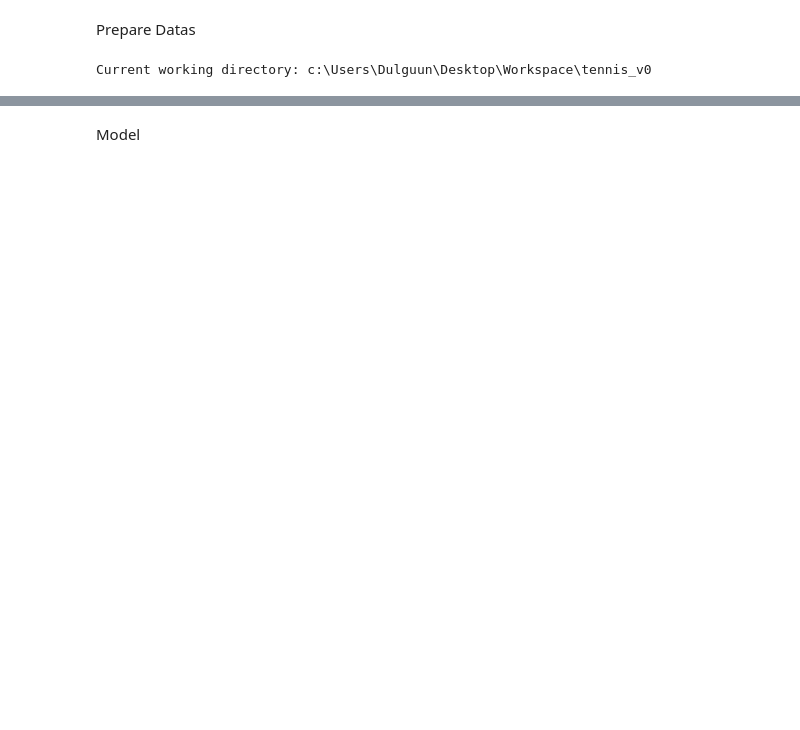
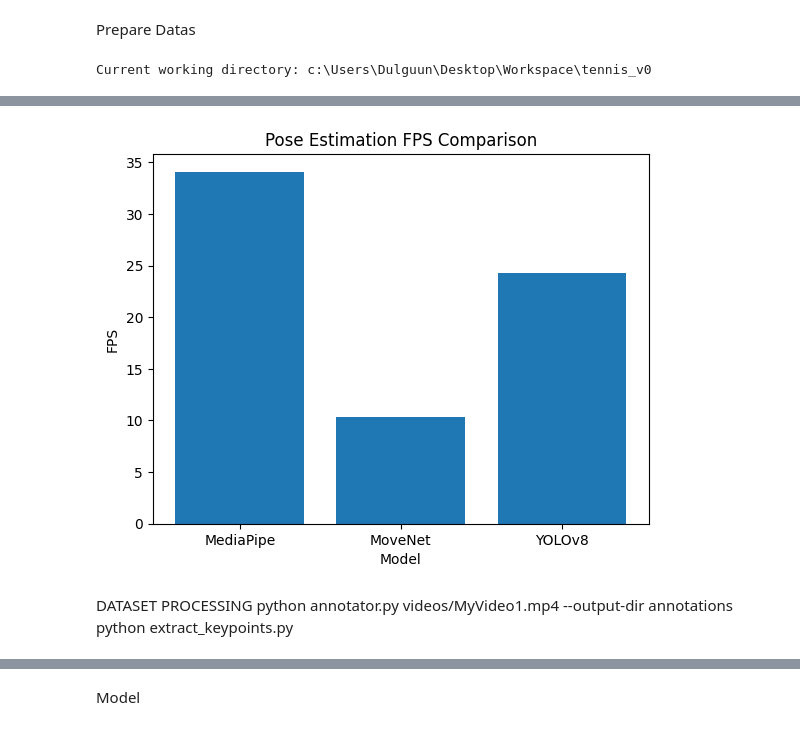
Before and after one commit to dgduksict/tennis_openpose, a Jupyter notebook: notebook.ipynb, the cells around one changed output, grey strips where cells are left out. Cells and saved outputs as stored; diff of their text form; code cells hidden in the pictures; blank space fills up the shorter version.

```diff
--- a/notebook.ipynb
+++ b/notebook.ipynb
@@ -44,0 +348,15 @@ X_train, X_test, y_train, y_test = train_test_split("-----", test_size = 0.20, s
+# %%
+import matplotlib.pyplot as plt
+models = ['MediaPipe', 'MoveNet', 'YOLOv8']
+fps = [mediapipe_fps, movenet_fps, yolo_fps]
+plt.bar(models, fps)
+plt.xlabel('Model')
+plt.ylabel('FPS')
+plt.title('Pose Estimation FPS Comparison')
+plt.savefig('fps_comparison.png')
+# %% [output]
+[figure, added]
+# %% [markdown]
+DATASET PROCESSING
+python annotator.py videos/MyVideo1.mp4 --output-dir annotations
+python extract_keypoints.py
```
Also changed, not shown: parts of 32 cells of this notebook, 46 other files.
